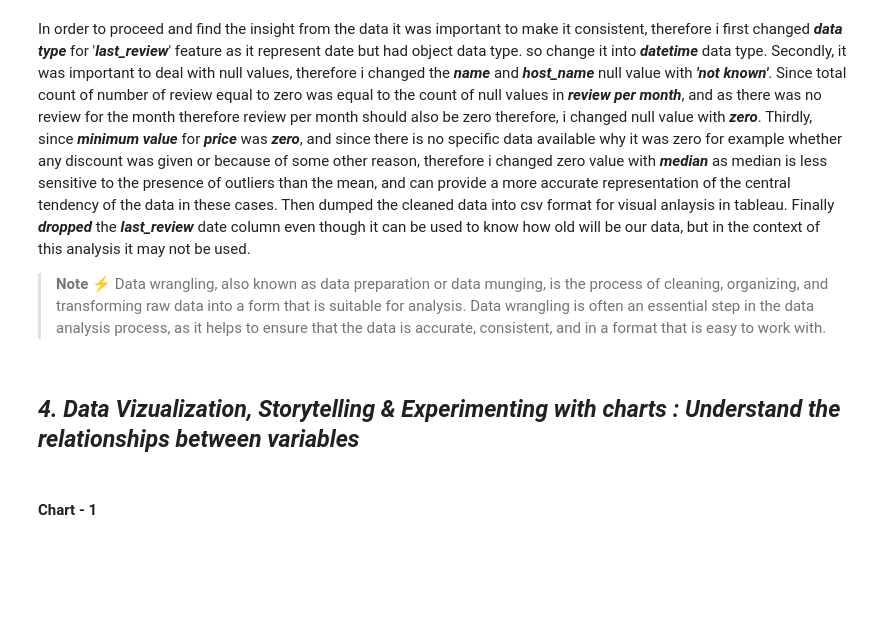
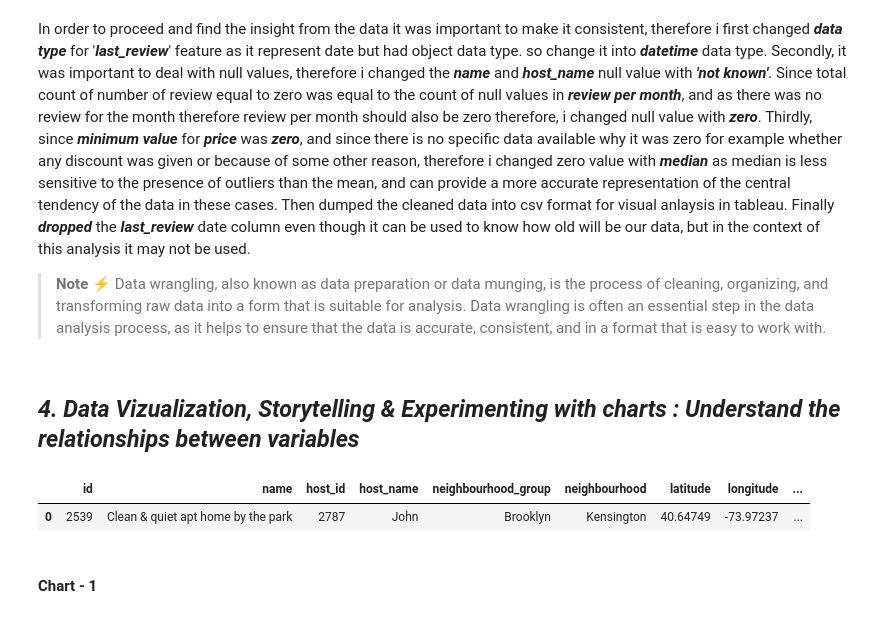
Before and after one commit to abhinav4201/Exploratory-data-analysis-EDA-Airbnb, a Jupyter notebook: Airbnb_Bookings_Analysis_Capstone_Project_1.ipynb, the cells around one changed output. Cells and saved outputs as stored; diff of their text form; code cells hidden in the pictures; blank space fills up the shorter version.

```diff
--- a/Airbnb_Bookings_Analysis_Capstone_Project_1.ipynb
+++ b/Airbnb_Bookings_Analysis_Capstone_Project_1.ipynb
@@ -333,6 +333,11 @@ In order to proceed and find the insight from the data it was important to make
 > **Note** ⚡ Data wrangling, also known as data preparation or data munging, is the process of cleaning, organizing, and transforming raw data into a form that is suitable for analysis. Data wrangling is often an essential step in the data analysis process, as it helps to ensure that the data is accurate, consistent, and in a format that is easy to work with.
 # %% [markdown]
 ## ***4. Data Vizualization, Storytelling & Experimenting with charts : Understand the relationships between variables***
+# %%
+df.head(1)
+# %% [output]
+|  | id | name | host_id | host_name | neighbourhood_group | neighbourhood | latitude | longitude | ... |
+| 0 | 2539 | Clean & quiet apt home by the park | 2787 | John | Brooklyn | Kensington | 40.64749 | -73.97237 | ... |
 # %% [markdown]
 #### Chart - 1
 # %%
```
Also changed, not shown: parts of 1 cell of this notebook.
